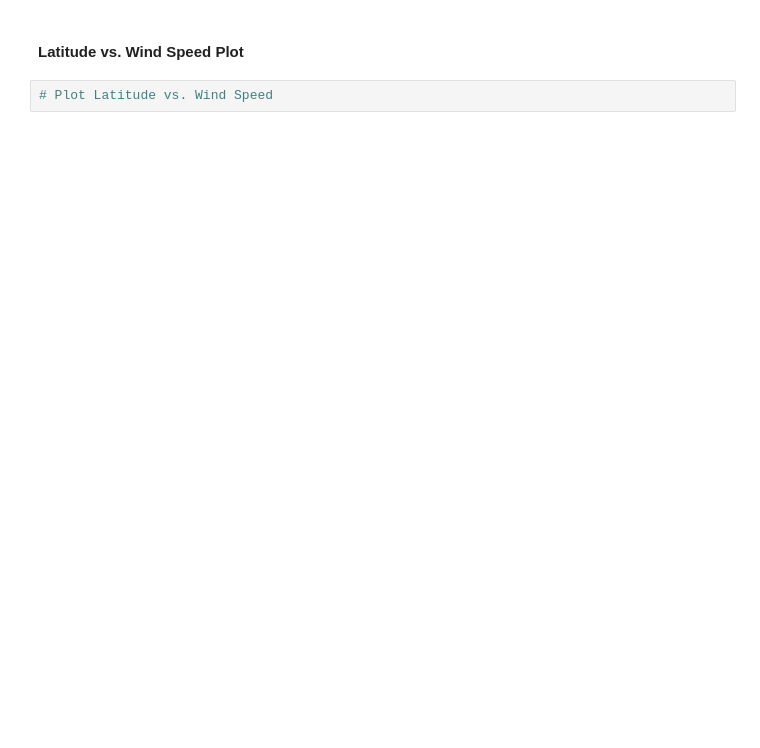
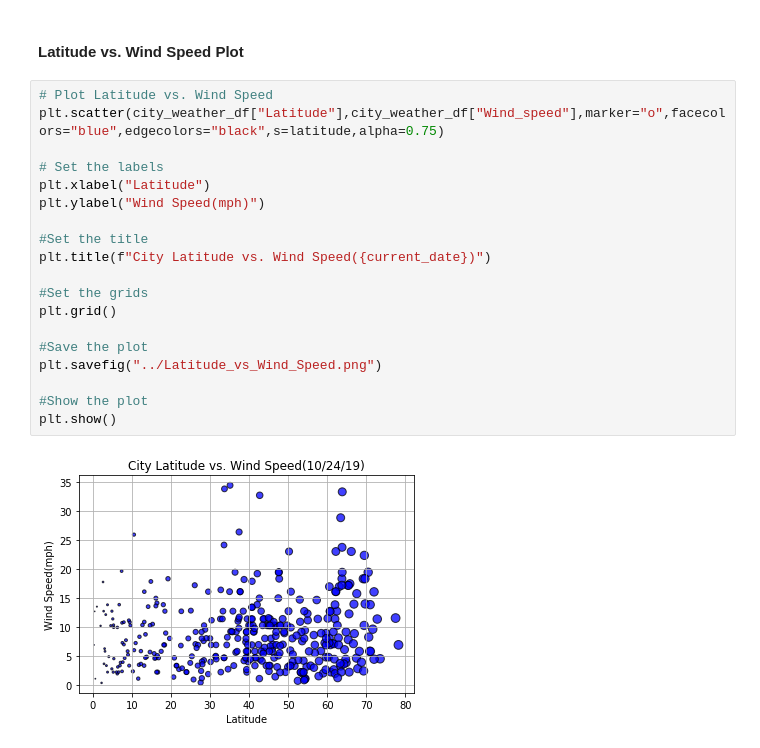
Before and after one commit to LolitaDias/API-Challenge, a Jupyter notebook: WeatherPy/WeatherPy.ipynb, the cells around one changed output. Cells and saved outputs as stored; diff of their text form; blank space fills up the shorter version.

```diff
--- a/WeatherPy/WeatherPy.ipynb
+++ b/WeatherPy/WeatherPy.ipynb
@@ -235,4 +262,23 @@ plt.show()
 # %% [markdown]
 #### Latitude vs. Wind Speed Plot
-# %%
-# Plot Latitude vs. Wind Speed
+# %%
+# Plot Latitude vs. Wind Speed
+plt.scatter(city_weather_df["Latitude"],city_weather_df["Wind_speed"],marker="o",facecolors="blue",edgecolors="black",s=latitude,alpha=0.75)
+
+# Set the labels
+plt.xlabel("Latitude")
+plt.ylabel("Wind Speed(mph)")
+
+#Set the title
+plt.title(f"City Latitude vs. Wind Speed({current_date})")
+
+#Set the grids
+plt.grid()
+
+#Save the plot
+plt.savefig("../Latitude_vs_Wind_Speed.png")
+
+#Show the plot
+plt.show()
+# %% [output]
+[figure, added]
```
Also changed, not shown: parts of 12 cells of this notebook, 7 other files.
